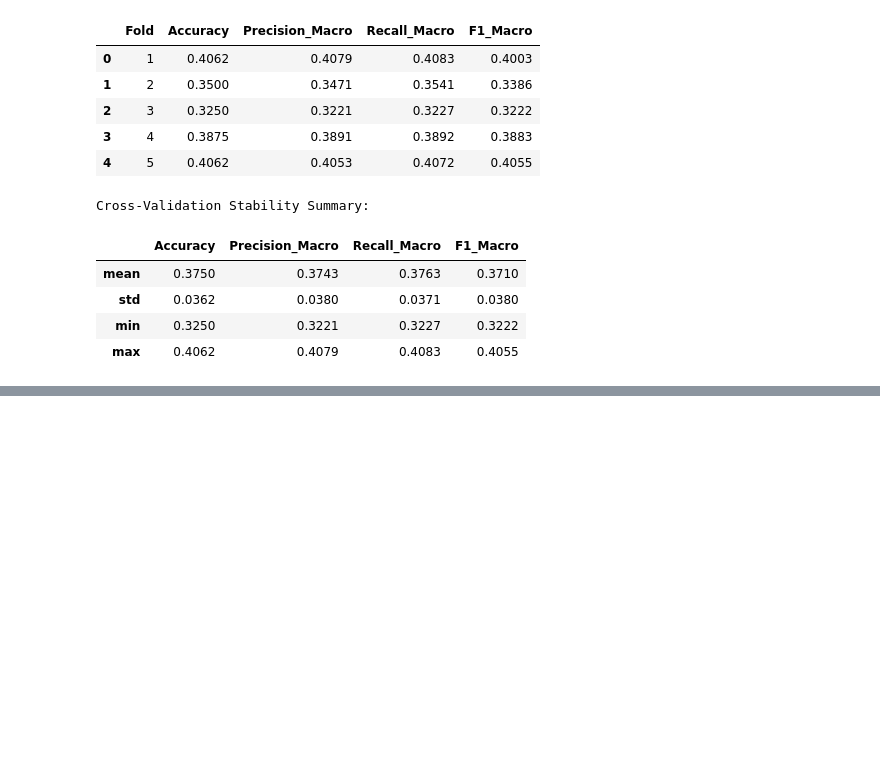
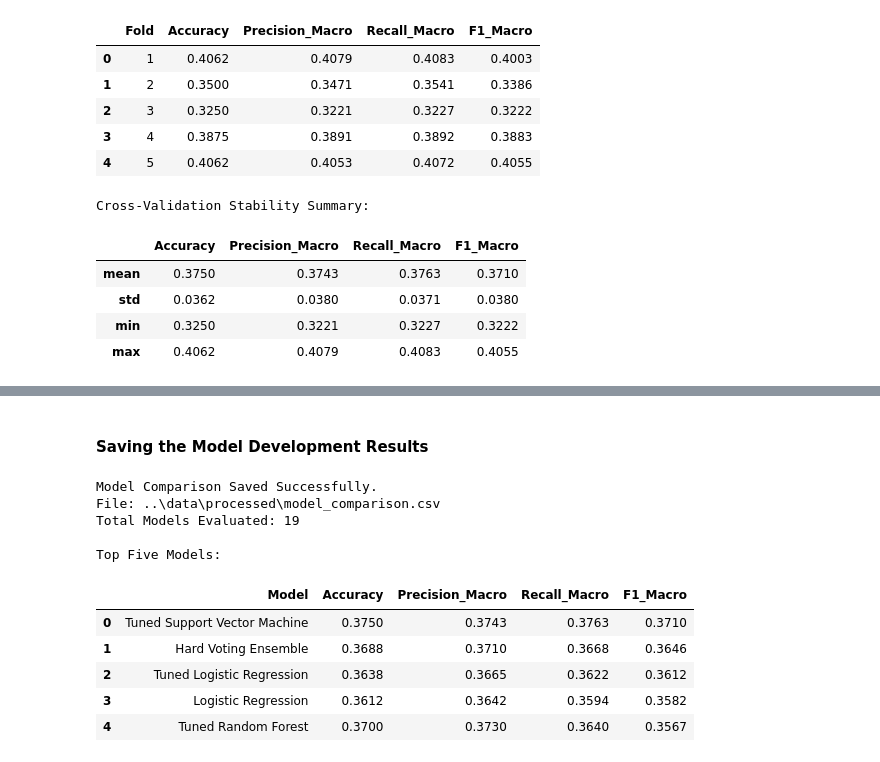
Before and after one commit to TejasMJ/Manufacturing-Quality-Assurance, a Jupyter notebook: notebooks/05_model_development.ipynb, the cells around one changed output, grey strips where cells are left out. Cells and saved outputs as stored; diff of their text form; code cells hidden in the pictures; blank space fills up the shorter version.

Commit message:
Model development concluded

```diff
--- a/notebooks/05_model_development.ipynb
+++ b/notebooks/05_model_development.ipynb
@@ -3134,0 +3141,41 @@ Cross-Validation Stability Summary:
+# %% [markdown]
+#### Saving the Model Development Results
+# %%
+# Organizing the complete model comparison results
+
+final_model_comparison = (
+    pd.DataFrame(model_results)
+    .sort_values("F1_Macro", ascending=False)
+    .reset_index(drop=True)
+)
+
+# Saving the model comparison results
+
+comparison_path = processed_dir / "model_comparison.csv"
+
+final_model_comparison.to_csv(
+    comparison_path,
+    index=False
+)
+
+# Verifying the saved comparison
+
+print("Model Comparison Saved Successfully.")
+print(f"File: {comparison_path}")
+print(f"Total Models Evaluated: {len(final_model_comparison)}")
+
+print("\nTop Five Models:")
+
+display(final_model_comparison.head(5).round(4))
+# %% [output]
+Model Comparison Saved Successfully.
+File: ..\data\processed\model_comparison.csv
+Total Models Evaluated: 19
+
+Top Five Models:
+|  | Model | Accuracy | Precision_Macro | Recall_Macro | F1_Macro |
+| 0 | Tuned Support Vector Machine | 0.3750 | 0.3743 | 0.3763 | 0.3710 |
+| 1 | Hard Voting Ensemble | 0.3688 | 0.3710 | 0.3668 | 0.3646 |
+| 2 | Tuned Logistic Regression | 0.3638 | 0.3665 | 0.3622 | 0.3612 |
+| 3 | Logistic Regression | 0.3612 | 0.3642 | 0.3594 | 0.3582 |
+| 4 | Tuned Random Forest | 0.3700 | 0.3730 | 0.3640 | 0.3567 |
```
Also changed, not shown: parts of 1 cell of this notebook.
